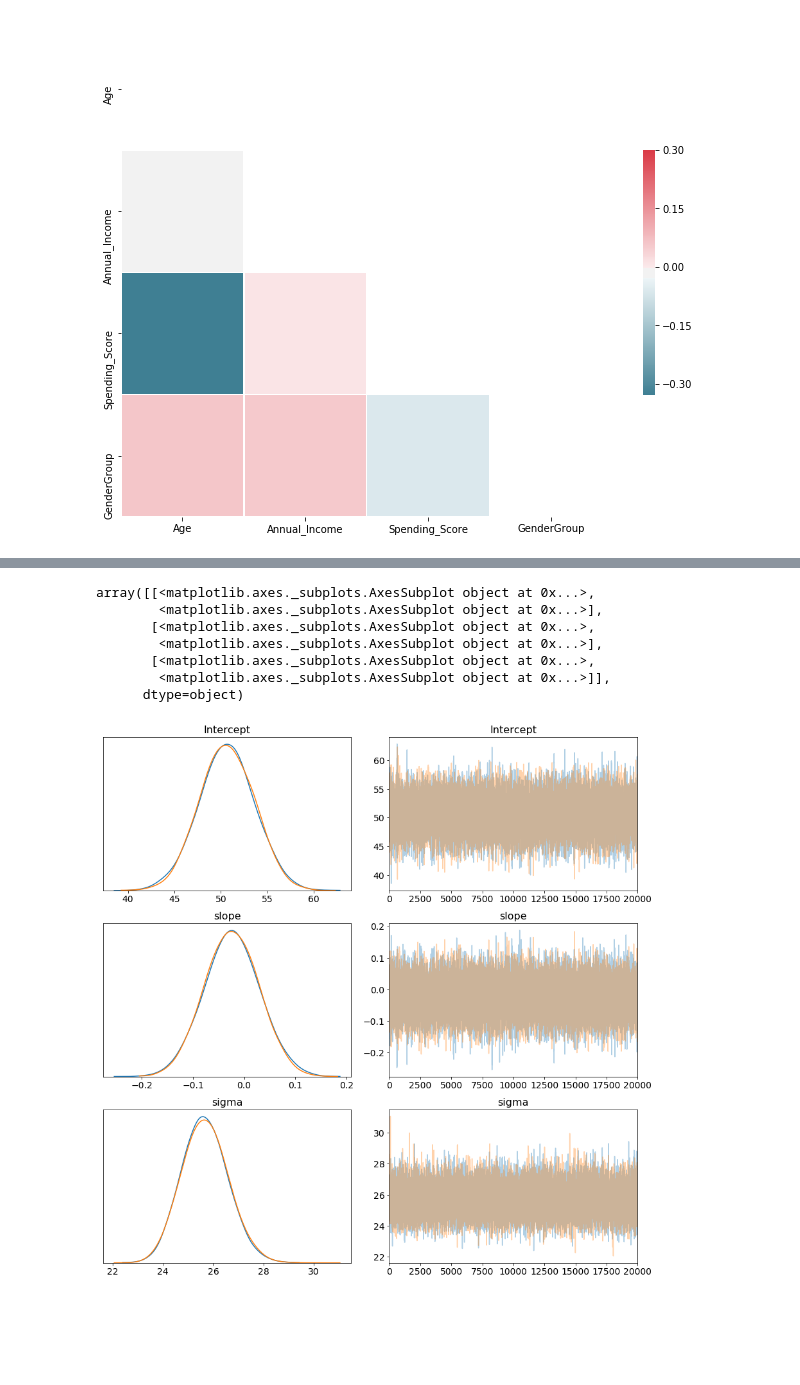
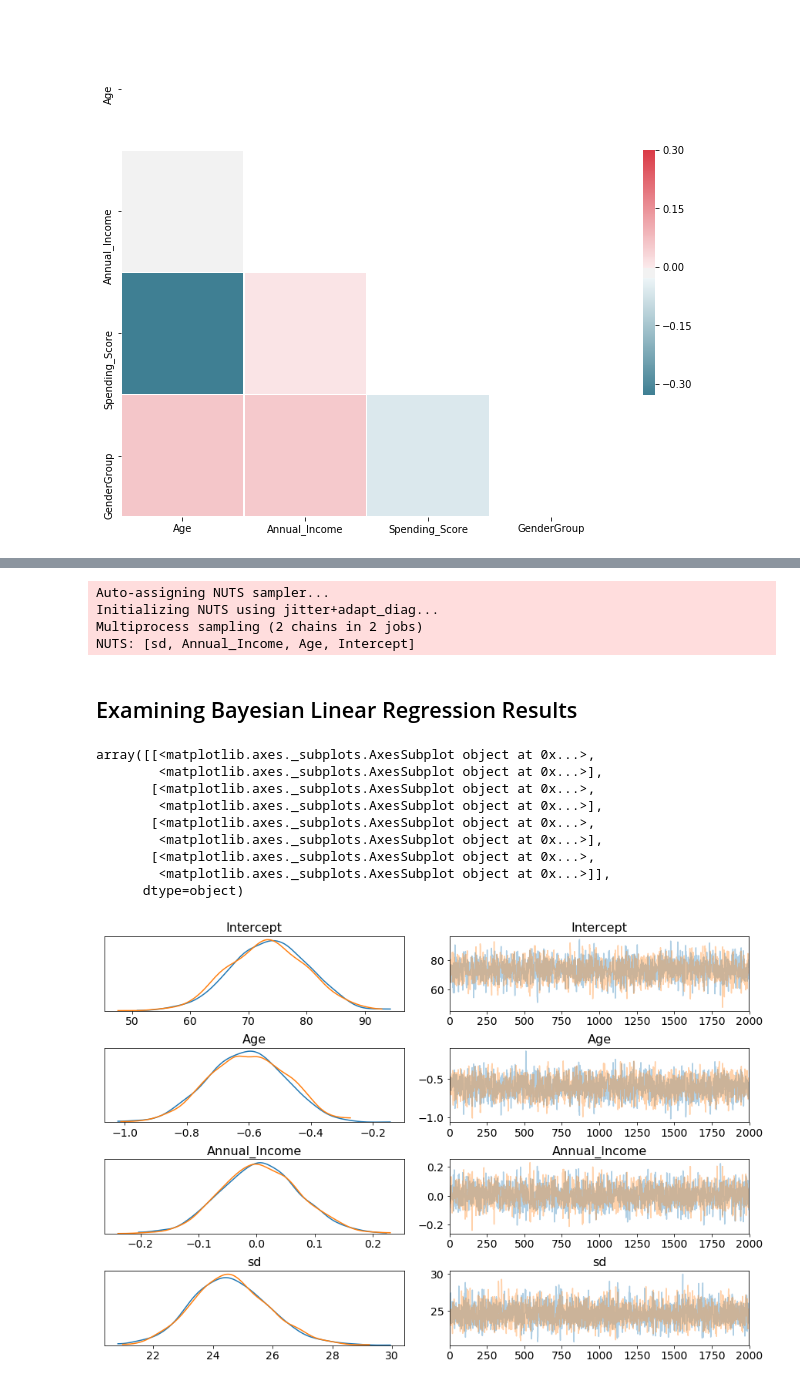
Before and after one commit to nealpatel02/DataScience_Project_3251, a Jupyter notebook: final presentation_jz.ipynb, the cells around one changed output, grey strips where cells are left out. Drawn from its saved outputs; the diff is of its cells as text; code cells hidden in the pictures; blank space fills up the shorter version.

Commit message:
Added comments for MCMC part and re-did the model

```diff
--- a/final presentation_jz.ipynb
+++ b/final presentation_jz.ipynb
@@ -351,23 +356,3 @@ seaborn.heatmap(corr, mask=mask, cmap=cmap, vmax=.3,
                 linewidths=.5, cbar_kws={"shrink": .5}, ax=ax);
 # %% [output]
 [figure]
-# %%
-X = df.loc[:,['Age','Annual_Income']]
-Y = df.loc[:,['Spending_Score']]
-
-with pm.Model() as linear_model:
-    intercept = pm.Normal('Intercept', mu = 0, sd = 10)
-
-    slope = pm.Normal('slope', mu = 0, sd = 10)
-
-    sigma = pm.HalfNormal('sigma', sd = 10)
-
-    # Estimate
-    mean = intercept + slope * X
-
-    Y_obs = pm.Normal('Y_obs', mu = mean, sd = sigma, observed = Y.values)
-
-    #Sampler
-    step = pm.NUTS()
-
-    linear_trace = pm.sample(20000, step=step, progressbar=True)
@@ -381,11 +362,26 @@ linear_trace.mean_tree_accept.mean()
+# %%
+with pm.Model() as linear_model:
+    family = pm.glm.families.Normal()
+    pm.GLM.from_formula('Spending_Score ~ Age + Annual_Income', data = df, family = family)
+
+    linear_trace = pm.sample(draws=20000, chains = 2, progressbar=True)
+# %% [output]
+Auto-assigning NUTS sampler...
+Initializing NUTS using jitter+adapt_diag...
+Multiprocess sampling (2 chains in 2 jobs)
+NUTS: [sd, Annual_Income, Age, Intercept]
+# %% [markdown]
+## Examining Bayesian Linear Regression Results
 # %%
-pm.traceplot(linear_trace, figsize=(12,12))
+pm.traceplot(linear_trace)
 # %% [output]
 array([[<matplotlib.axes._subplots.AxesSubplot object at 0x...>,
+        <matplotlib.axes._subplots.AxesSubplot object at 0x...>],
+       [<matplotlib.axes._subplots.AxesSubplot object at 0x...>,
         <matplotlib.axes._subplots.AxesSubplot object at 0x...>],
        [<matplotlib.axes._subplots.AxesSubplot object at 0x...>,
         <matplotlib.axes._subplots.AxesSubplot object at 0x...>],
        [<matplotlib.axes._subplots.AxesSubplot object at 0x...>,
         <matplotlib.axes._subplots.AxesSubplot object at 0x...>]],
       dtype=object)
-[figure, old version]
+[figure, new version]
```
Also changed, not shown: parts of 18 cells of this notebook.
